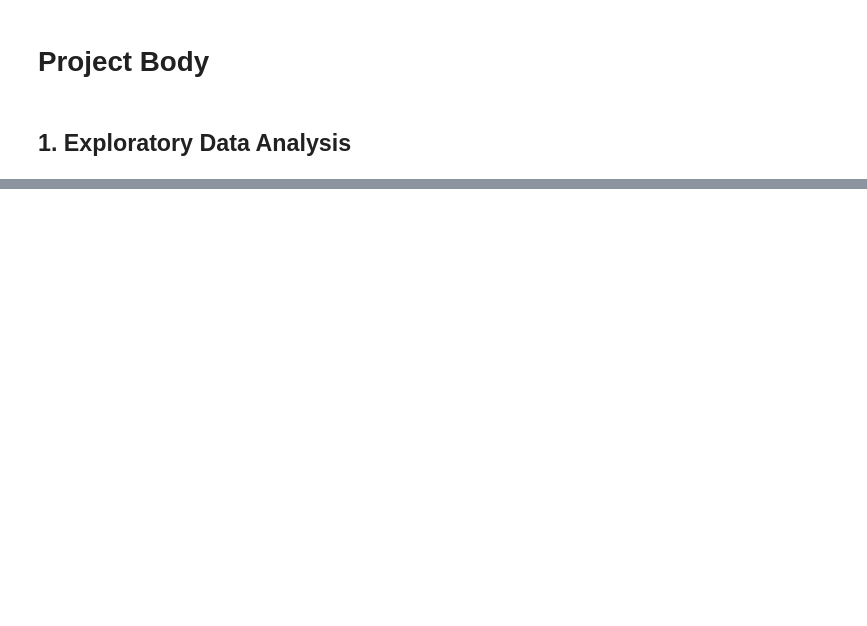
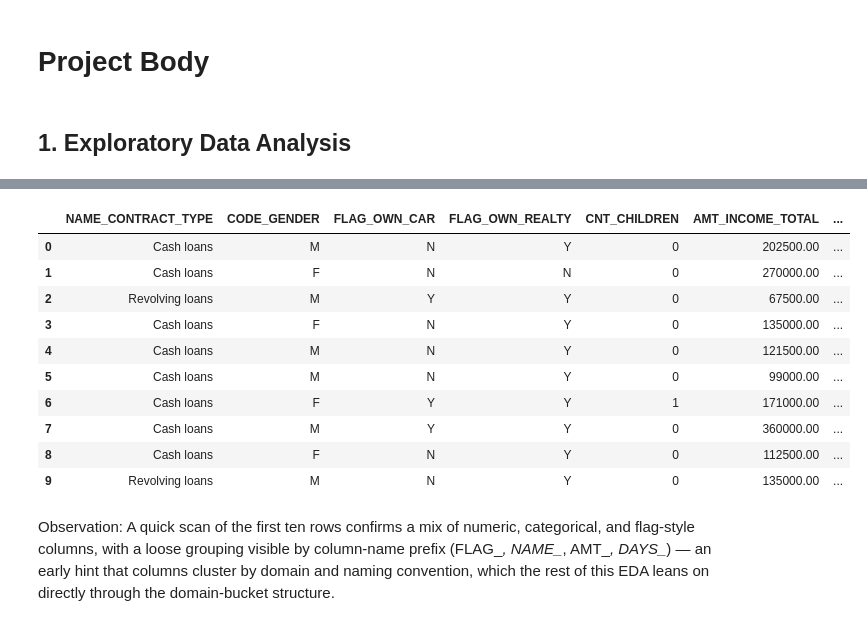
Before and after one commit to smallchuch/CreditRiskLearning, a Jupyter notebook: HCDR Project/first_HCDR_project_notebook.ipynb, the cells around one changed output, grey strips where cells are left out. Cells and saved outputs as stored; diff of their text form; code cells hidden in the pictures; blank space fills up the shorter version.

```diff
--- a/HCDR Project/first_HCDR_project_notebook.ipynb
+++ b/HCDR Project/first_HCDR_project_notebook.ipynb
@@ -497,3 +170,0 @@ plt.show()
-# %%
-df["credit_bucket"] = pd.cut(df["AMT_CREDIT"], bins=20)
-bucketed = df.groupby("credit_bucket")["TARGET"].mean()
@@ -525,0 +179,6 @@ plt.show()
+# %%
+df_id = df['SK_ID_CURR']
+
+df_target = df['TARGET']
+
+df = df.drop(columns = ['SK_ID_CURR', 'TARGET'])
@@ -525,0 +195,20 @@ plt.show()
+# %%
+# Overview of the data through a scrollable table
+
+# Using this to get an understanding of what the entries in each column look like
+
+df.head(10)
+# %% [output]
+|  | NAME_CONTRACT_TYPE | CODE_GENDER | FLAG_OWN_CAR | FLAG_OWN_REALTY | CNT_CHILDREN | AMT_INCOME_TOTAL | ... |
+| 0 | Cash loans | M | N | Y | 0 | 202500.00 | ... |
+| 1 | Cash loans | F | N | N | 0 | 270000.00 | ... |
+| 2 | Revolving loans | M | Y | Y | 0 | 67500.00 | ... |
+| 3 | Cash loans | F | N | Y | 0 | 135000.00 | ... |
+| 4 | Cash loans | M | N | Y | 0 | 121500.00 | ... |
+| 5 | Cash loans | M | N | Y | 0 | 99000.00 | ... |
+| 6 | Cash loans | F | Y | Y | 1 | 171000.00 | ... |
+| 7 | Cash loans | M | Y | Y | 0 | 360000.00 | ... |
+| 8 | Cash loans | F | N | Y | 0 | 112500.00 | ... |
+| 9 | Revolving loans | M | N | Y | 0 | 135000.00 | ... |
+# %% [markdown]
+Observation: A quick scan of the first ten rows confirms a mix of numeric, categorical, and flag-style columns, with a loose grouping visible by column-name prefix (FLAG_*, NAME_*, AMT_*, DAYS_*) — an early hint that columns cluster by domain and naming convention, which the rest of this EDA leans on directly through the domain-bucket structure.
```
Also changed, not shown: parts of 61 cells of this notebook, 6 other files.
